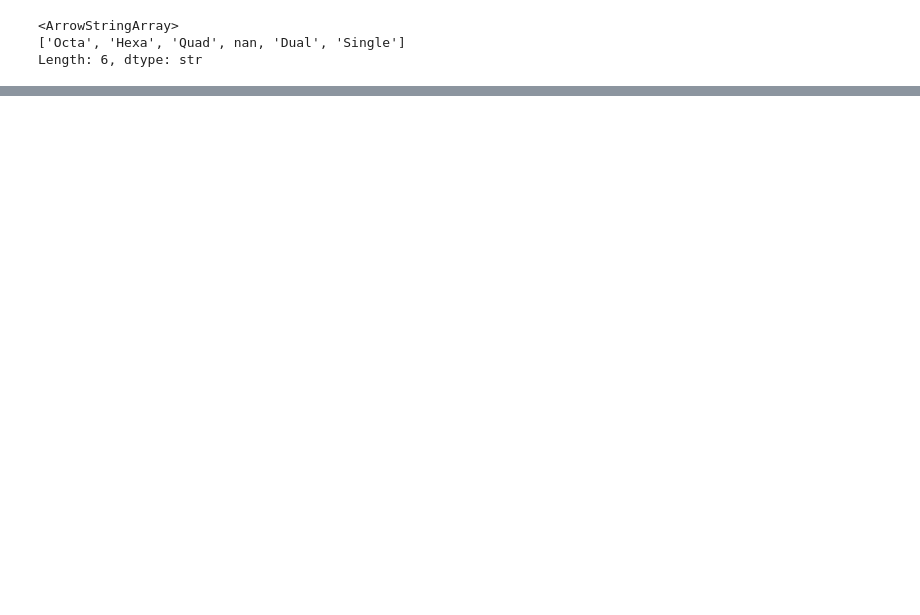
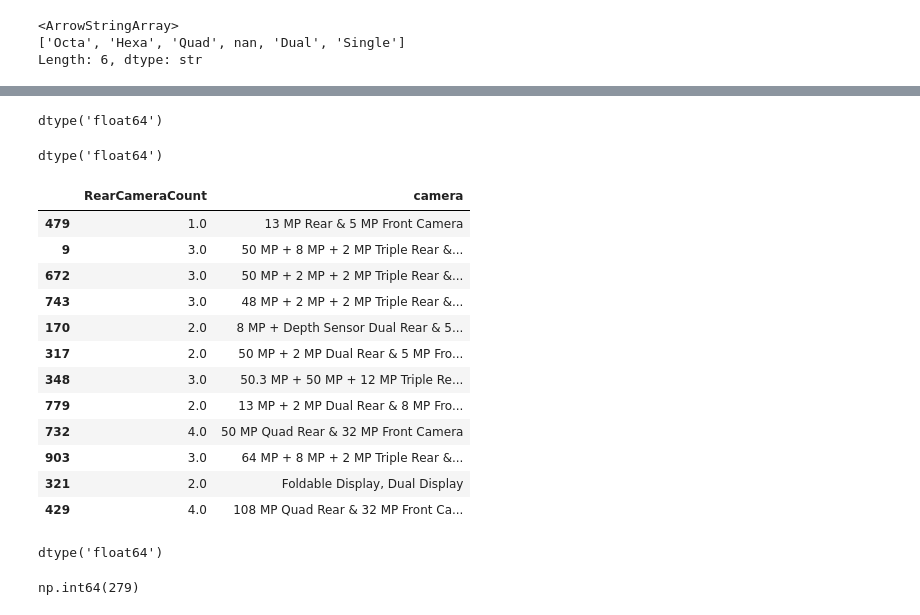
Before and after one commit to SachinrSuryawanshi/Smartphone-Price-Prediction-Project, a Jupyter notebook: notebooks/02_data_cleaning.ipynb, the cells around one changed output, grey strips where cells are left out. Drawn from its saved outputs; the diff is of its cells as text; code cells hidden in the pictures; blank space fills up the shorter version.

```diff
--- a/notebooks/02_data_cleaning.ipynb
+++ b/notebooks/02_data_cleaning.ipynb
@@ -297,0 +639,67 @@ df[['ram','Ram']].sample(10)
+# %%
+df['RearMP'].dtypes
+# %% [output]
+dtype('float64')
+# %%
+def clean_front_mp(x):
+    """Extract the front camera megapixel value."""
+    if pd.isna(x):
+        return np.nan
+
+    x = str(x).strip()
+
+    if "Front Camera" in x and "&" in x:
+        front = x.split("&")[1].split("MP")[0].strip()
+        try:
+            return float(front)
+        except ValueError:
+            return np.nan
+
+    elif "No Front Camera" in x or "Rear Camera" in x:
+        return 0.0
+
+    return np.nan
+
+df["FrontMP"] = df["camera"].apply(clean_front_mp)
+# %%
+df['FrontMP'].dtypes
+# %% [output]
+dtype('float64')
+# %%
+def clean_rear_camera_count(x):
+    """Extract the number of rear camera lenses."""
+    if pd.isna(x):
+        return np.nan
+
+    x = str(x).lower()
+
+    if "no rear camera" in x:
+        return 0
+    elif "quad" in x:
+        return 4
+    elif "triple" in x:
+        return 3
+    elif "dual" in x:
+        return 2
+    elif "rear camera" in x or "mp" in x:
+        return 1
+
+    return np.nan
+
+df["RearCameraCount"] = df["camera"].apply(clean_rear_camera_count)
+# %%
+df[['RearCameraCount','camera']].sample(12)
+# %% [output]
+|  | RearCameraCount | camera |
+| 479 | 1.0 | 13 MP Rear & 5 MP Front Camera |
+| 9 | 3.0 | 50 MP + 8 MP + 2 MP Triple Rear &... |
+| 672 | 3.0 | 50 MP + 2 MP + 2 MP Triple Rear &... |
+| 743 | 3.0 | 48 MP + 2 MP + 2 MP Triple Rear &... |
+| 170 | 2.0 | 8 MP + Depth Sensor Dual Rear & 5... |
+| 317 | 2.0 | 50 MP + 2 MP Dual Rear & 5 MP Fro... |
+| 348 | 3.0 | 50.3 MP + 50 MP + 12 MP Triple Re... |
+| 779 | 2.0 | 13 MP + 2 MP Dual Rear & 8 MP Fro... |
+| 732 | 4.0 | 50 MP Quad Rear & 32 MP Front Camera |
+| 903 | 3.0 | 64 MP + 8 MP + 2 MP Triple Rear &... |
+| 321 | 2.0 | Foldable Display, Dual Display |
+| 429 | 4.0 | 108 MP Quad Rear & 32 MP Front Ca... |
@@ -297,0 +728,4 @@ df[['ram','Ram']].sample(10)
+# %%
+df['HasMemoryCard'].dtypes
+# %% [output]
+dtype('float64')
@@ -297,0 +749,4 @@ df[['ram','Ram']].sample(10)
+# %%
+df['IsHybrid'].isnull().sum()
+# %% [output]
+np.int64(279)
```
Also changed, not shown: parts of 48 cells of this notebook.
